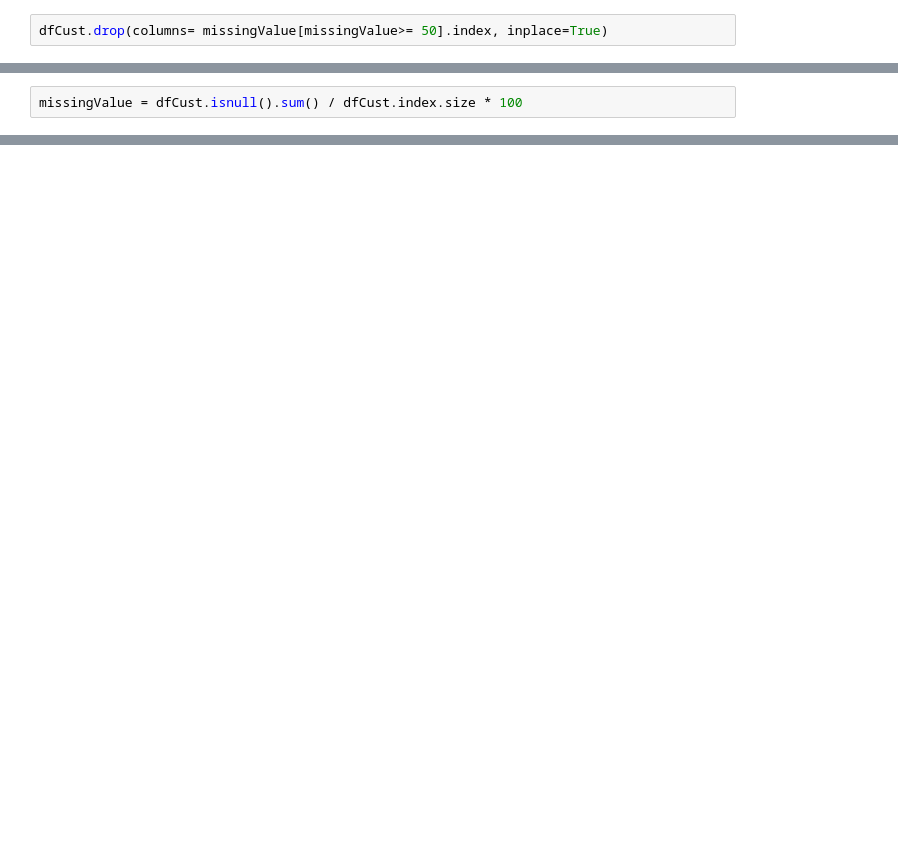
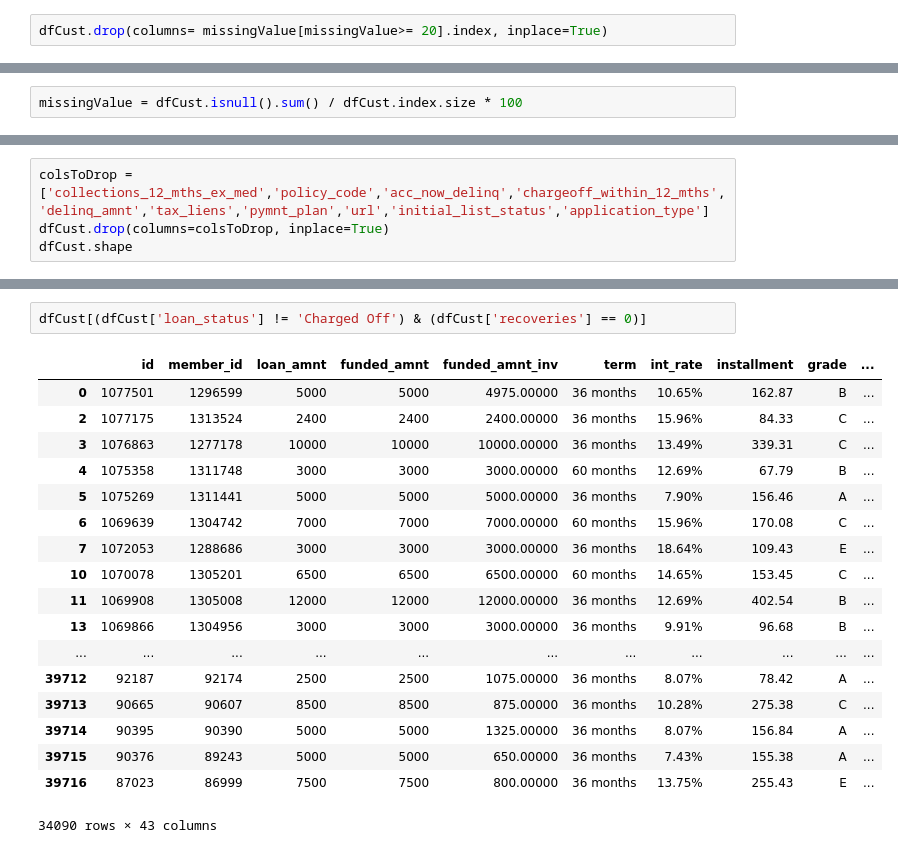
Before and after one commit to ppawar88/DSProject, a Jupyter notebook: Gramener Case Study/Gramener Case Study.ipynb, the cells around one changed output, grey strips where cells are left out. Cells and saved outputs as stored; diff of their text form; blank space fills up the shorter version.

```diff
--- a/Gramener Case Study/Gramener Case Study.ipynb
+++ b/Gramener Case Study/Gramener Case Study.ipynb
@@ -70,6 +66,6 @@ Will drop column having more than 50% of missing data.<BR>
 Analyze other column and take decision of usefullness of column.
 # %%
-dfCust.drop(columns= missingValue[missingValue>= 50].index, inplace=True)
+dfCust.drop(columns= missingValue[missingValue>= 20].index, inplace=True)
 # %%
 dfCust.shape
 # %% [output]
@@ -108,0 +206,4 @@ dtype: float64
+# %%
+colsToDrop = ['collections_12_mths_ex_med','policy_code','acc_now_delinq','chargeoff_within_12_mths','delinq_amnt','tax_liens','pymnt_plan','url','initial_list_status','application_type']
+dfCust.drop(columns=colsToDrop, inplace=True)
+dfCust.shape
@@ -108,0 +264,21 @@ dtype: float64
+# %%
+dfCust[(dfCust['loan_status'] != 'Charged Off') & (dfCust['recoveries'] == 0)]
+# %% [output]
+|  | id | member_id | loan_amnt | funded_amnt | funded_amnt_inv | term | int_rate | installment | grade | ... |
+| 0 | 1077501 | 1296599 | 5000 | 5000 | 4975.00000 | 36 months | 10.65% | 162.87 | B | ... |
+| 2 | 1077175 | 1313524 | 2400 | 2400 | 2400.00000 | 36 months | 15.96% | 84.33 | C | ... |
+| 3 | 1076863 | 1277178 | 10000 | 10000 | 10000.00000 | 36 months | 13.49% | 339.31 | C | ... |
+| 4 | 1075358 | 1311748 | 3000 | 3000 | 3000.00000 | 60 months | 12.69% | 67.79 | B | ... |
+| 5 | 1075269 | 1311441 | 5000 | 5000 | 5000.00000 | 36 months | 7.90% | 156.46 | A | ... |
+| 6 | 1069639 | 1304742 | 7000 | 7000 | 7000.00000 | 60 months | 15.96% | 170.08 | C | ... |
+| 7 | 1072053 | 1288686 | 3000 | 3000 | 3000.00000 | 36 months | 18.64% | 109.43 | E | ... |
+| 10 | 1070078 | 1305201 | 6500 | 6500 | 6500.00000 | 60 months | 14.65% | 153.45 | C | ... |
+| 11 | 1069908 | 1305008 | 12000 | 12000 | 12000.00000 | 36 months | 12.69% | 402.54 | B | ... |
+| 13 | 1069866 | 1304956 | 3000 | 3000 | 3000.00000 | 36 months | 9.91% | 96.68 | B | ... |
+| ... | ... | ... | ... | ... | ... | ... | ... | ... | ... | ... |
+| 39712 | 92187 | 92174 | 2500 | 2500 | 1075.00000 | 36 months | 8.07% | 78.42 | A | ... |
+| 39713 | 90665 | 90607 | 8500 | 8500 | 875.00000 | 36 months | 10.28% | 275.38 | C | ... |
+| 39714 | 90395 | 90390 | 5000 | 5000 | 1325.00000 | 36 months | 8.07% | 156.84 | A | ... |
+| 39715 | 90376 | 89243 | 5000 | 5000 | 650.00000 | 36 months | 7.43% | 155.38 | A | ... |
+| 39716 | 87023 | 86999 | 7500 | 7500 | 800.00000 | 36 months | 13.75% | 255.43 | E | ... |
+34090 rows × 43 columns
```
Also changed, not shown: parts of 28 cells of this notebook.
